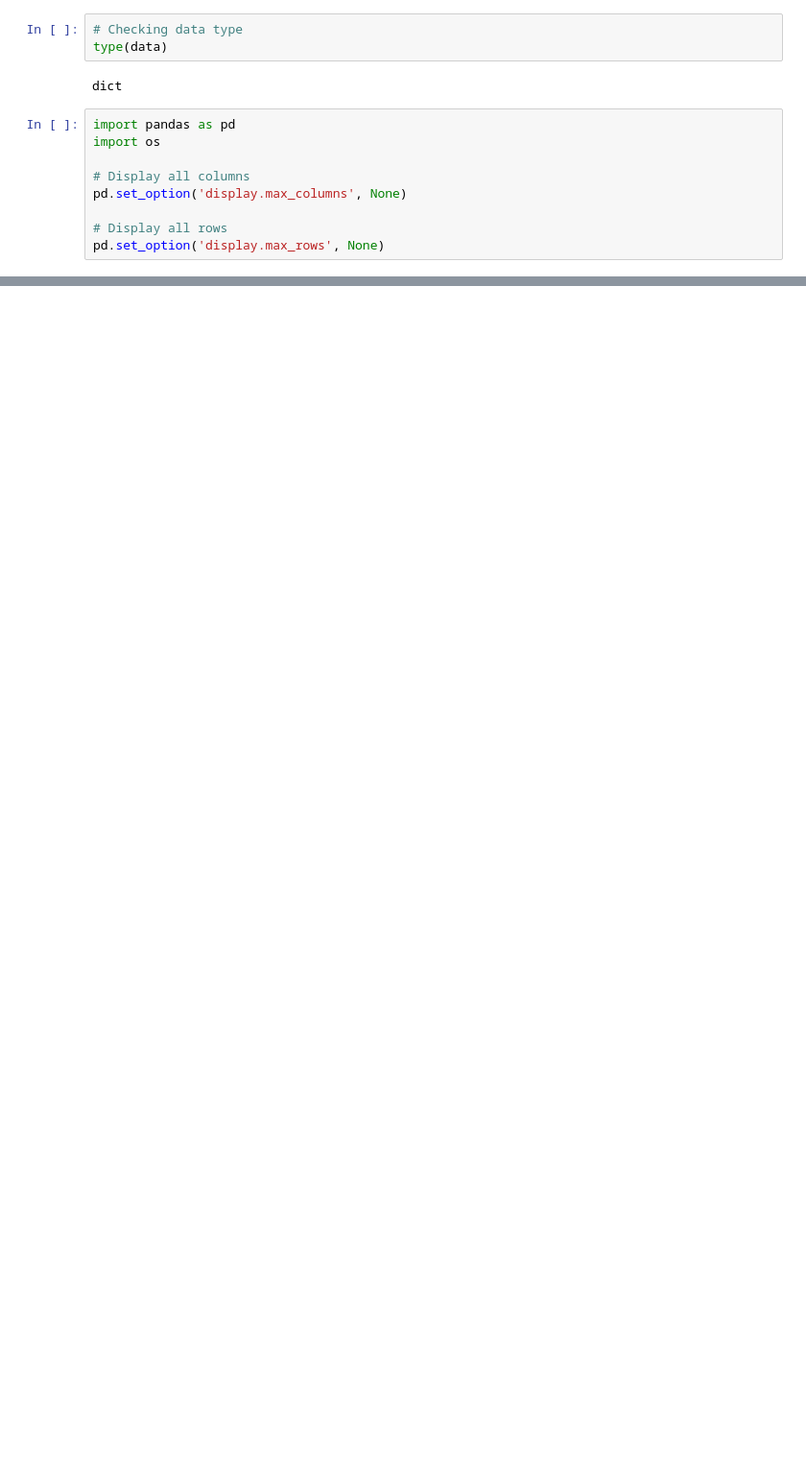
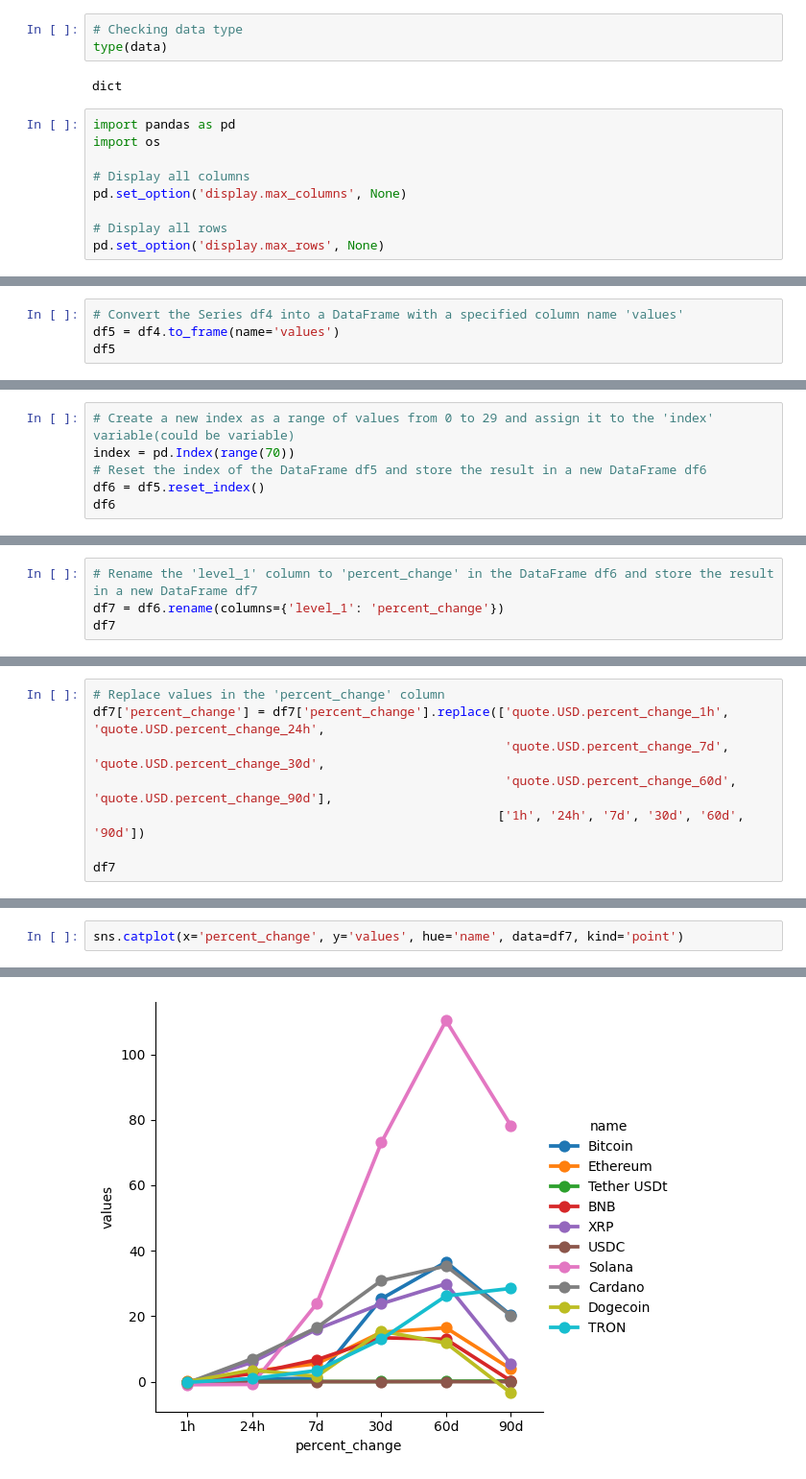
Before and after one commit to AdrianoHKim/Webscraping_Crypto, a Jupyter notebook: API_test_notebook.ipynb, the cells around one changed output, grey strips where cells are left out. Shown at 96% size. Saved outputs shown, nothing was run; the diff lists cells and outputs as text; blank space fills up the shorter version.

```diff
--- a/API_test_notebook.ipynb
+++ b/API_test_notebook.ipynb
@@ -146,0 +213,4 @@ df86
+# %%
+# Convert the Series df4 into a DataFrame with a specified column name 'values'
+df5 = df4.to_frame(name='values')
+df5
@@ -146,0 +247,6 @@ df86
+# %%
+# Create a new index as a range of values from 0 to 29 and assign it to the 'index' variable(could be variable)
+index = pd.Index(range(70))
+# Reset the index of the DataFrame df5 and store the result in a new DataFrame df6
+df6 = df5.reset_index()
+df6
@@ -146,0 +271,4 @@ df86
+# %%
+# Rename the 'level_1' column to 'percent_change' in the DataFrame df6 and store the result in a new DataFrame df7
+df7 = df6.rename(columns={'level_1': 'percent_change'})
+df7
@@ -146,0 +293,8 @@ df86
+# %%
+# Replace values in the 'percent_change' column
+df7['percent_change'] = df7['percent_change'].replace(['quote.USD.percent_change_1h', 'quote.USD.percent_change_24h',
+                                                       'quote.USD.percent_change_7d', 'quote.USD.percent_change_30d',
+                                                       'quote.USD.percent_change_60d', 'quote.USD.percent_change_90d'],
+                                                      ['1h', '24h', '7d', '30d', '60d', '90d'])
+
+df7
@@ -146,0 +326,3 @@ df86
+# %%
+sns.catplot(x='percent_change', y='values', hue='name', data=df7, kind='point')
+# %% [output]
@@ -146,0 +330 @@ df86
+[figure, added]
```
Also changed, not shown: parts of 21 cells of this notebook.
